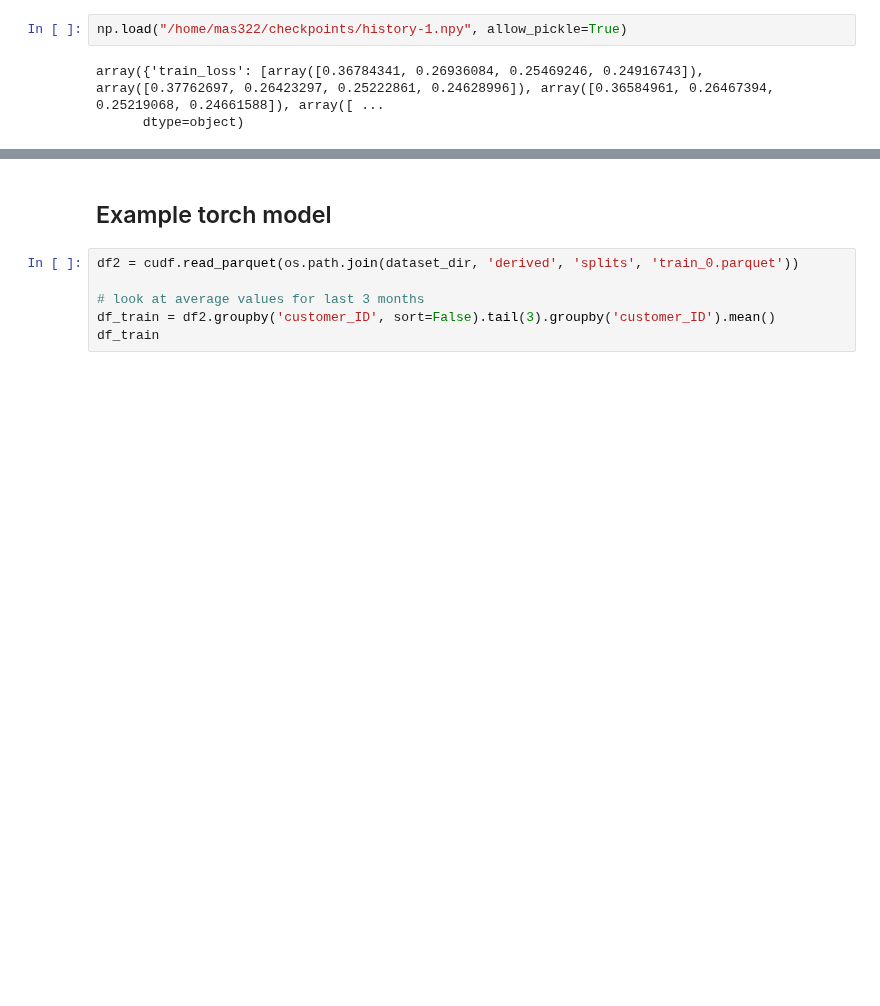
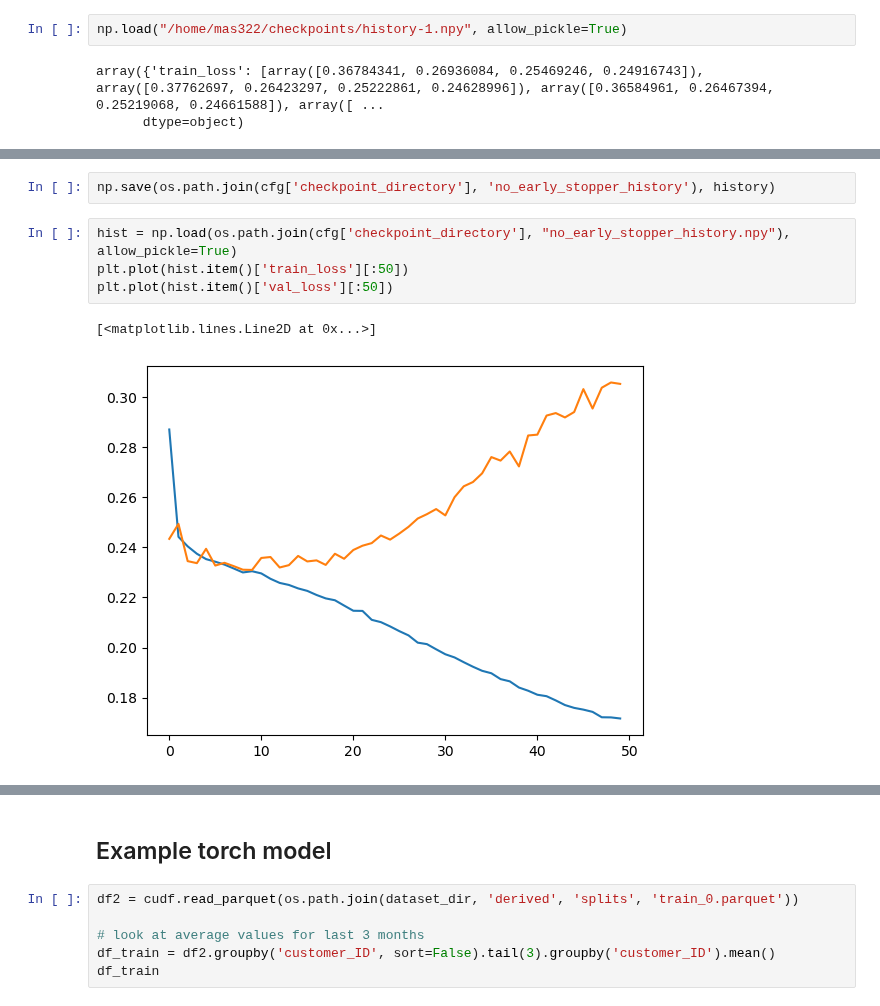
Before and after one commit to marcusGH/edain_paper, a Jupyter notebook: notebooks/baseline_model.ipynb, the cells around one changed output, grey strips where cells are left out. Saved outputs shown, nothing was run; the diff lists cells and outputs as text; blank space fills up the shorter version.

```diff
--- a/notebooks/baseline_model.ipynb
+++ b/notebooks/baseline_model.ipynb
@@ -880,0 +1024,9 @@ history
+# %%
+np.save(os.path.join(cfg['checkpoint_directory'], 'no_early_stopper_history'), history)
+# %%
+hist = np.load(os.path.join(cfg['checkpoint_directory'], "no_early_stopper_history.npy"), allow_pickle=True)
+plt.plot(hist.item()['train_loss'][:50])
+plt.plot(hist.item()['val_loss'][:50])
+# %% [output]
+[<matplotlib.lines.Line2D at 0x...>]
+[figure, added]
```
Also changed, not shown: parts of 8 cells of this notebook, 3 other files.
